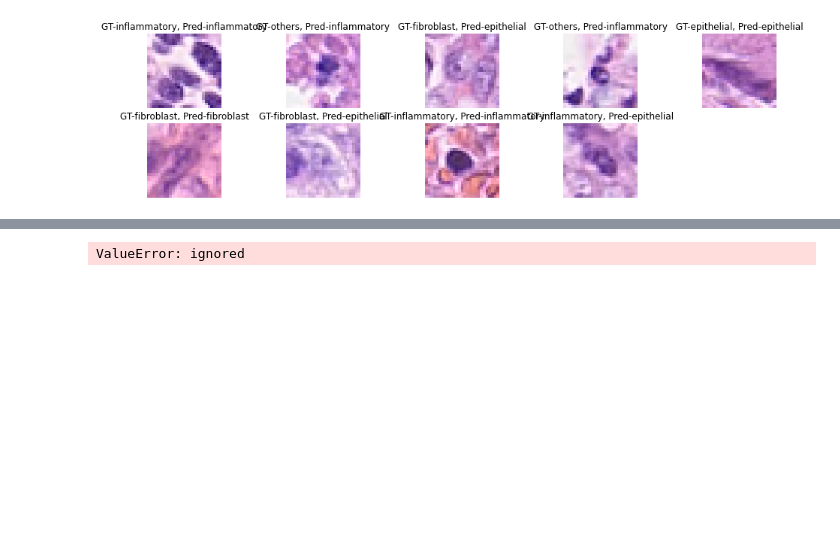
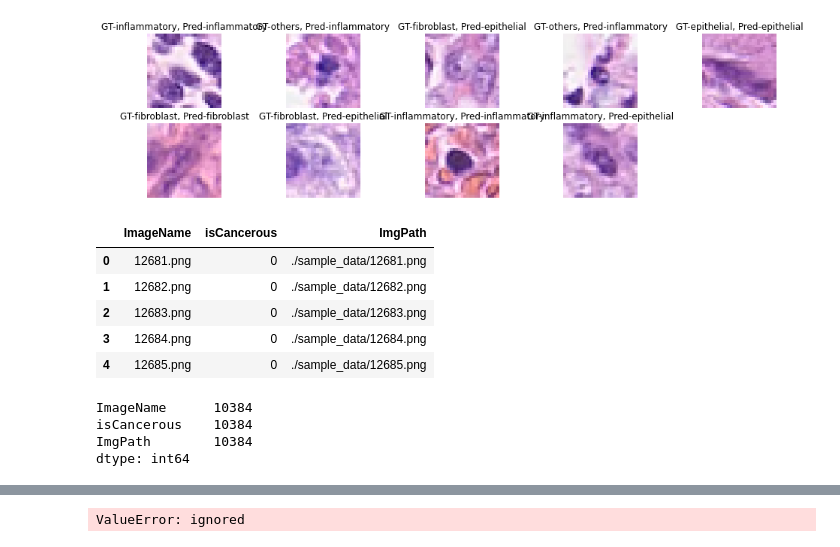
Before and after one commit to s3781183/machine_learning_A2, a Jupyter notebook: A2-AR.ipynb, the cells around one changed output, grey strips where cells are left out. Drawn from its saved outputs; the diff is of its cells as text; code cells hidden in the pictures; blank space fills up the shorter version.

```diff
--- a/A2-AR.ipynb
+++ b/A2-AR.ipynb
@@ -460,3 +482,23 @@ for x,y in test_generator:
         plt.axis('off')
 # %% [output]
 [figure]
+# %%
+extraData = pd.read_csv('./data_labels_extraData.csv')
+
+extraData.drop(['InstanceID', 'patientID'], axis = 1, inplace =True)
+extraData['ImgPath'] = './sample_data/' + extraData['ImageName']
+extraData.head()
+# %% [output]
+|  | ImageName | isCancerous | ImgPath |
+| 0 | 12681.png | 0 | ./sample_data/12681.png |
+| 1 | 12682.png | 0 | ./sample_data/12682.png |
+| 2 | 12683.png | 0 | ./sample_data/12683.png |
+| 3 | 12684.png | 0 | ./sample_data/12684.png |
+| 4 | 12685.png | 0 | ./sample_data/12685.png |
+# %%
+extraData.count()
+# %% [output]
+ImageName      10384
+isCancerous    10384
+ImgPath        10384
+dtype: int64
```
Also changed, not shown: parts of 12 cells of this notebook.
